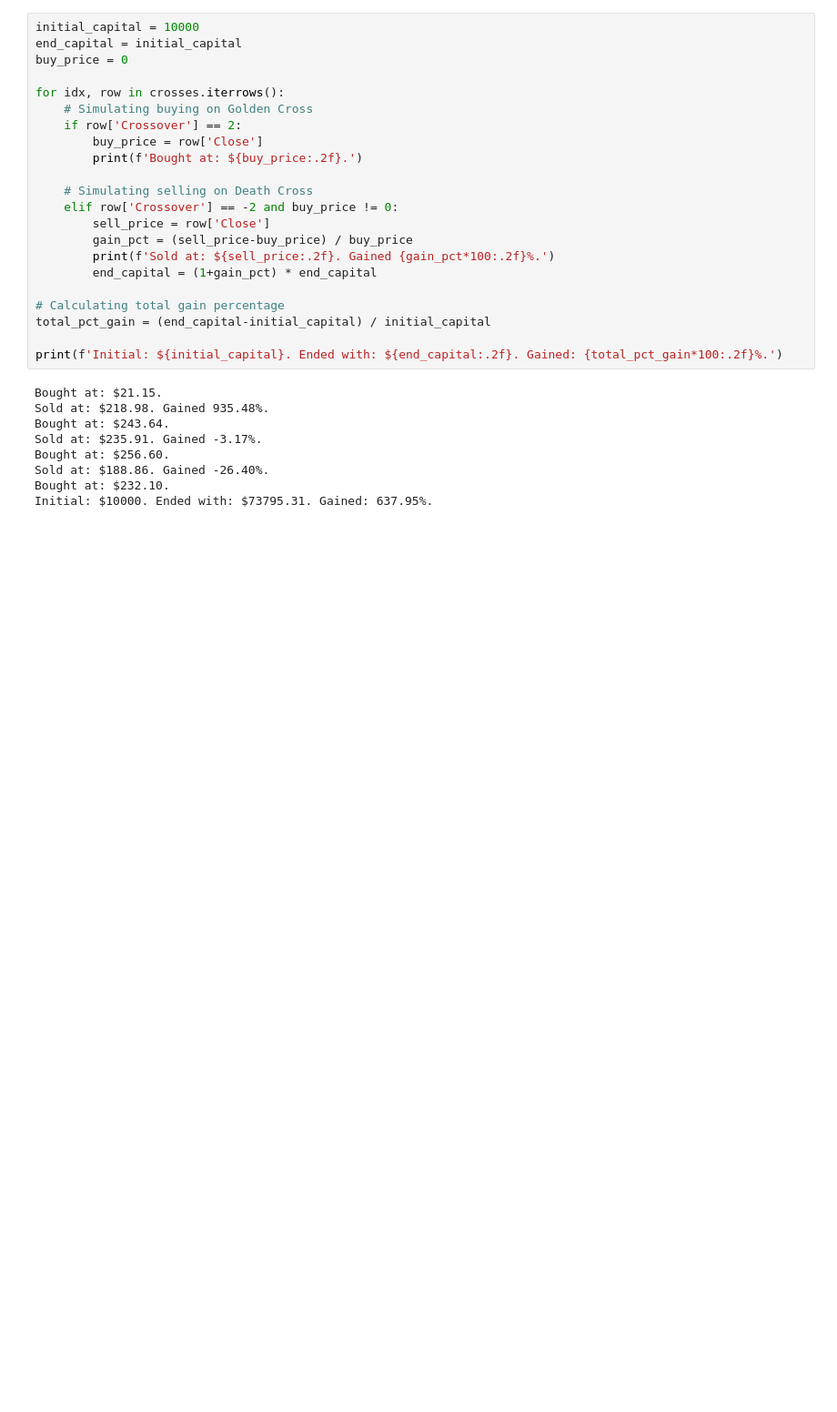
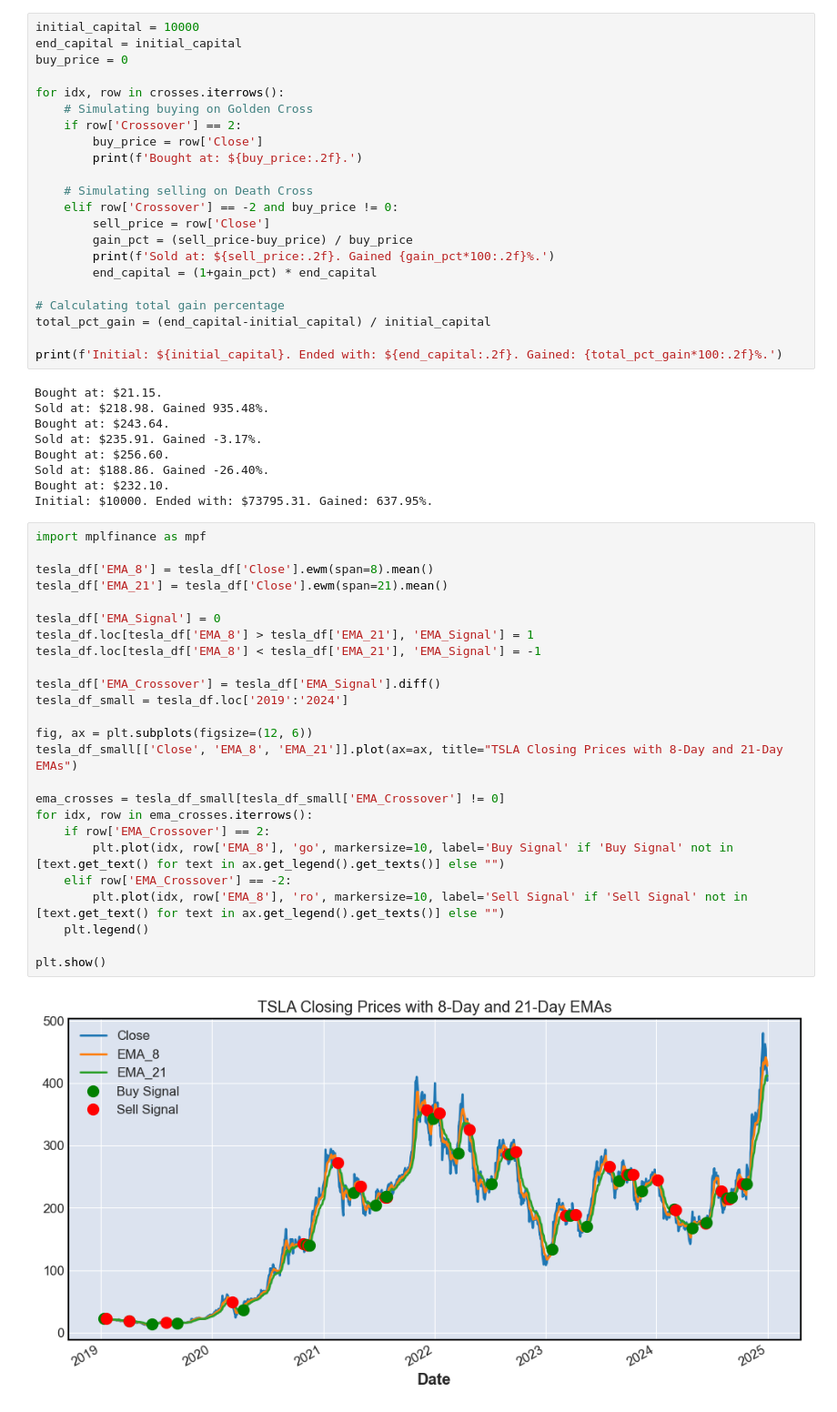
Before and after one commit to wilsonfong56/TA-with-Pandas, a Jupyter notebook: Backtesting Strategies.ipynb, the cells around one changed output. Shown at 91% size. Drawn from its saved outputs; the diff is of its cells as text; blank space fills up the shorter version.

Commit message:
Added EMA crossover strategy and simulation example

```diff
--- a/Backtesting Strategies.ipynb
+++ b/Backtesting Strategies.ipynb
@@ -64,3 +64,30 @@ Bought at: $256.60.
 Sold at: $188.86. Gained -26.40%.
 Bought at: $232.10.
 Initial: $10000. Ended with: $73795.31. Gained: 637.95%.
+# %%
+import mplfinance as mpf
+
+tesla_df['EMA_8'] = tesla_df['Close'].ewm(span=8).mean()
+tesla_df['EMA_21'] = tesla_df['Close'].ewm(span=21).mean()
+
+tesla_df['EMA_Signal'] = 0
+tesla_df.loc[tesla_df['EMA_8'] > tesla_df['EMA_21'], 'EMA_Signal'] = 1
+tesla_df.loc[tesla_df['EMA_8'] < tesla_df['EMA_21'], 'EMA_Signal'] = -1
+
+tesla_df['EMA_Crossover'] = tesla_df['EMA_Signal'].diff()
+tesla_df_small = tesla_df.loc['2019':'2024']
+
+fig, ax = plt.subplots(figsize=(12, 6))
+tesla_df_small[['Close', 'EMA_8', 'EMA_21']].plot(ax=ax, title="TSLA Closing Prices with 8-Day and 21-Day EMAs")
+
+ema_crosses = tesla_df_small[tesla_df_small['EMA_Crossover'] != 0]
+for idx, row in ema_crosses.iterrows():
+    if row['EMA_Crossover'] == 2:
+        plt.plot(idx, row['EMA_8'], 'go', markersize=10, label='Buy Signal' if 'Buy Signal' not in [text.get_text() for text in ax.get_legend().get_texts()] else "")
+    elif row['EMA_Crossover'] == -2:
+        plt.plot(idx, row['EMA_8'], 'ro', markersize=10, label='Sell Signal' if 'Sell Signal' not in [text.get_text() for text in ax.get_legend().get_texts()] else "")
+    plt.legend()
+
+plt.show()
+# %% [output]
+[figure, added]
```
Also changed, not shown: parts of 2 cells of this notebook, 1 other file.
